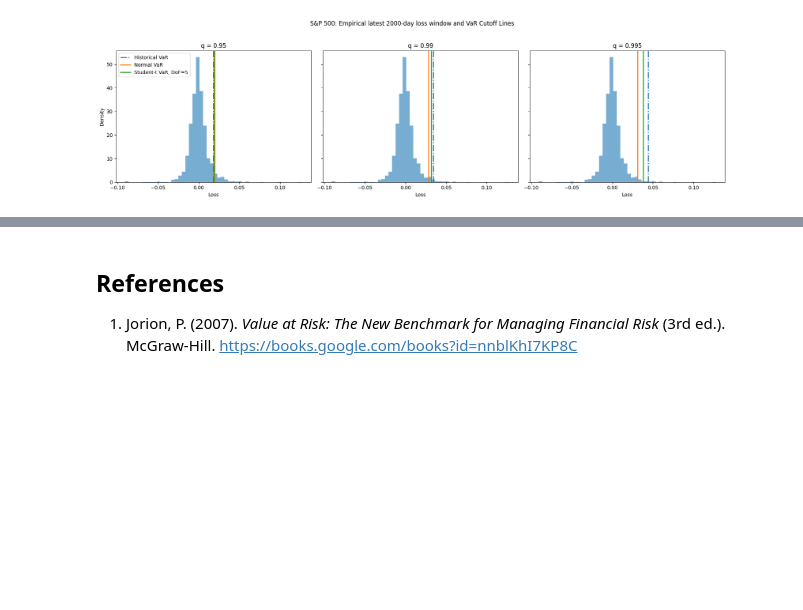
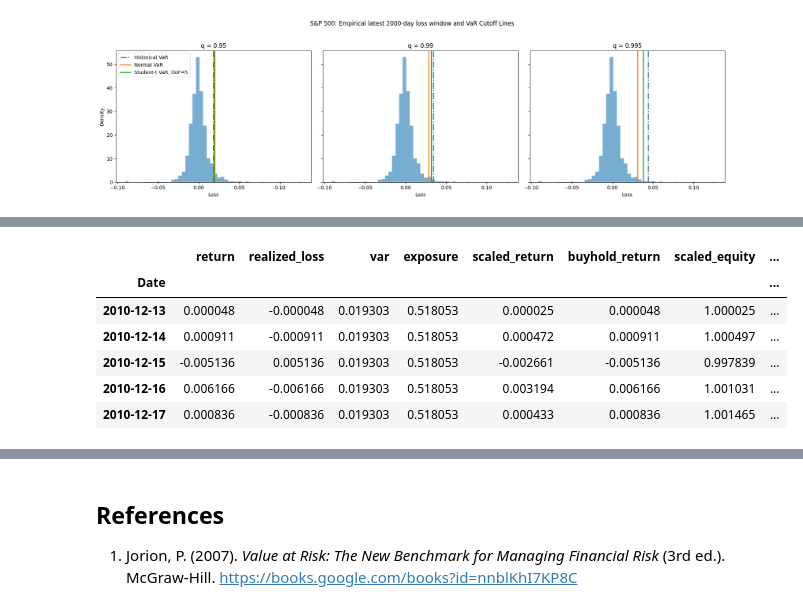
Before and after one commit to BenjaminZYT/Risk-Management, a Jupyter notebook: VaRs_and_CVaRs/01_The_Baseline_VaRs.ipynb, the cells around one changed output, grey strips where cells are left out. Saved outputs shown, nothing was run; the diff lists cells and outputs as text; code cells hidden in the pictures; blank space fills up the shorter version.

```diff
--- a/VaRs_and_CVaRs/01_The_Baseline_VaRs.ipynb
+++ b/VaRs_and_CVaRs/01_The_Baseline_VaRs.ipynb
@@ -2334,0 +2488,50 @@ plot_full_sample_return_distribution_with_var_lines(
+# %%
+# ============================================================
+# 3. Run VaR Exposure Backtests for the Three Baseline Models
+# ============================================================
+
+sp500_historical_bt = run_var_exposure_backtest(
+    returns=returns,
+    var_forecasts_dict=historical_var_forecasts_dict,
+    index_name=INDEX_NAME,
+    window_length=WINDOW_LENGTH,
+    q=Q_TEST,
+    var_column="historical_var",
+    model_label="Historical VaR",
+    risk_budget=RISK_BUDGET,
+    initial_capital=INITIAL_CAPITAL,
+)
+
+sp500_normal_bt = run_var_exposure_backtest(
+    returns=returns,
+    var_forecasts_dict=normal_var_forecasts_dict,
+    index_name=INDEX_NAME,
+    window_length=WINDOW_LENGTH,
+    q=Q_TEST,
+    var_column="normal_var",
+    model_label="Normal VaR",
+    risk_budget=RISK_BUDGET,
+    initial_capital=INITIAL_CAPITAL,
+)
+
+sp500_student_t_bt = run_var_exposure_backtest(
+    returns=returns,
+    var_forecasts_dict=student_t_var_forecasts_dict,
+    index_name=INDEX_NAME,
+    window_length=WINDOW_LENGTH,
+    q=Q_TEST,
+    var_column="student_t_var",
+    model_label=f"Student-t VaR, DoF={STUDENT_T_DOF}",
+    risk_budget=RISK_BUDGET,
+    initial_capital=INITIAL_CAPITAL,
+)
+
+sp500_historical_bt.head()
+# %% [output]
+|  | return | realized_loss | var | exposure | scaled_return | buyhold_return | scaled_equity | ... |
+| Date |  |  |  |  |  |  |  | ... |
+| 2010-12-13 | 0.000048 | -0.000048 | 0.019303 | 0.518053 | 0.000025 | 0.000048 | 1.000025 | ... |
+| 2010-12-14 | 0.000911 | -0.000911 | 0.019303 | 0.518053 | 0.000472 | 0.000911 | 1.000497 | ... |
+| 2010-12-15 | -0.005136 | 0.005136 | 0.019303 | 0.518053 | -0.002661 | -0.005136 | 0.997839 | ... |
+| 2010-12-16 | 0.006166 | -0.006166 | 0.019303 | 0.518053 | 0.003194 | 0.006166 | 1.001031 | ... |
+| 2010-12-17 | 0.000836 | -0.000836 | 0.019303 | 0.518053 | 0.000433 | 0.000836 | 1.001465 | ... |
```
Also changed, not shown: parts of 9 cells of this notebook.
